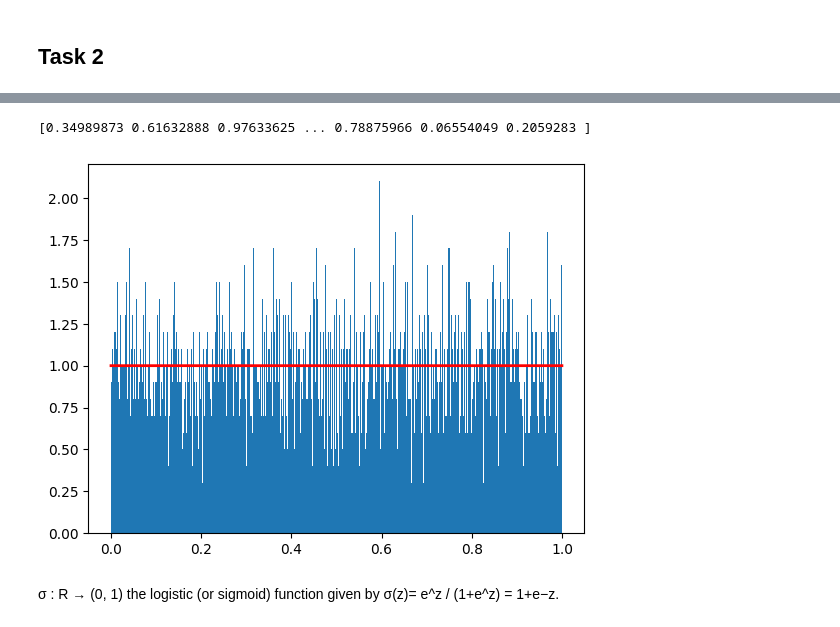
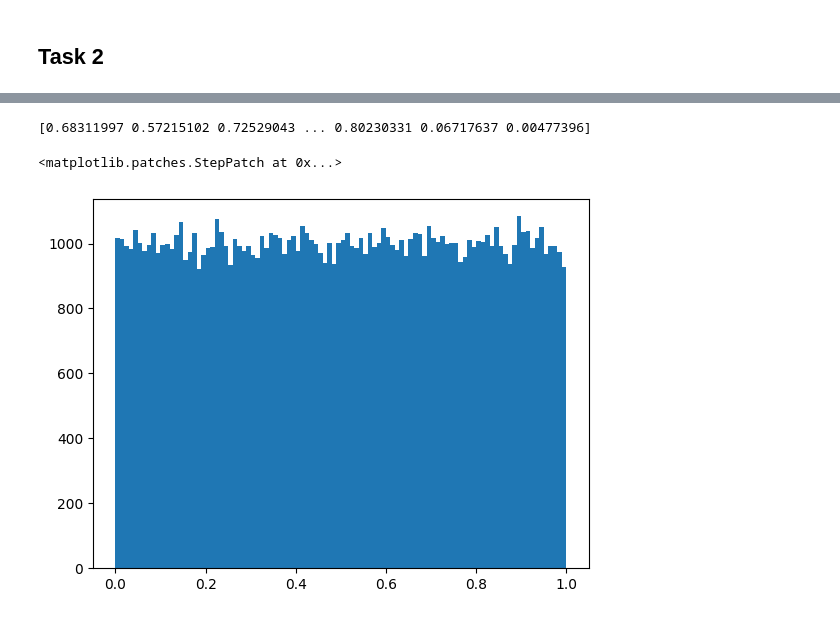
Before and after one commit to thelionthelion/eth_ntifi, a Jupyter notebook: NTIFI_Exercise1.ipynb, the cells around one changed output, grey strips where cells are left out. Saved outputs shown, nothing was run; the diff lists cells and outputs as text; code cells hidden in the pictures.

```diff
--- a/NTIFI_Exercise1.ipynb
+++ b/NTIFI_Exercise1.ipynb
@@ -43,19 +12,16 @@ import copy
 # %%
-J = 10000
-K = 5000
+J = 80000
+K = 20000
 JK = J + K
 
 import numpy as np
 
-rng = np.random.Generator(np.random.PCG64())
 rng = np.random.default_rng(seed=1987)
-# uniform from 0 to 1 value = rng.random()
-# generate 10 Gaussian random number value = rng.standard_normal(10)
 
-# generate 20 random integers between 0 and 10
-ages = rng.integers(low=18, high=80, size=JK)
-incomes = rng.integers(low=1, high=15, size=JK)
-salaried = rng.binomial(n=1, p= 0.5, size=JK)
+# generate feature vectors
+ages = rng.uniform(low=18, high=80, size=JK)
+incomes = rng.uniform(low=1, high=15, size=JK)
+salaried = rng.binomial(n=1, p= 0.8, size=JK)
 print(ages)
 print(incomes)
 print(salaried)
@@ -88,16 +56,11 @@ Let ξj , j = 1, . . . , J + K be independent random variables that are uniforml
 # %%
 xi = rng.uniform(low=0, high=1, size=JK)
 print(xi)
-
-import matplotlib.pyplot as plt
-count, bins, ignored = plt.hist(xi, 1500, density=True)
-plt.plot(bins, np.ones_like(bins), linewidth=2, color='r')
-plt.show()
+counts, bins = np.histogram(xi, 100)
+plt.stairs(counts, bins, fill=True)
 # %% [output]
-[0.34989873 0.61632888 0.97633625 ... 0.78875966 0.06554049 0.2059283 ]
+[0.68311997 0.57215102 0.72529043 ... 0.80230331 0.06717637 0.00477396]
+<matplotlib.patches.StepPatch at 0x...>
-[figure, old version]
+[figure, new version]
-# %% [markdown]
-σ : R → (0, 1) the logistic (or sigmoid) function given by
-σ(z)= e^z / (1+e^z) = 1+e−z.
 # %%
 def sigmoid(z):
```
Also changed, not shown: parts of 24 cells of this notebook.
